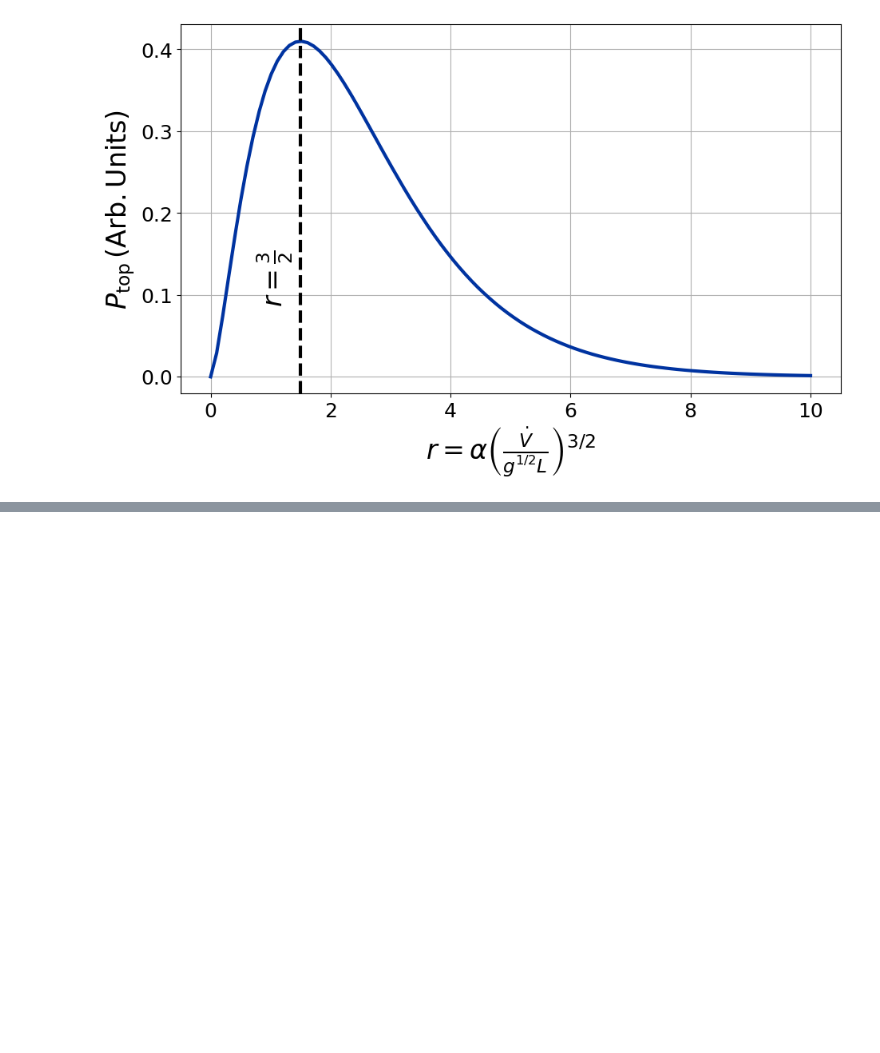
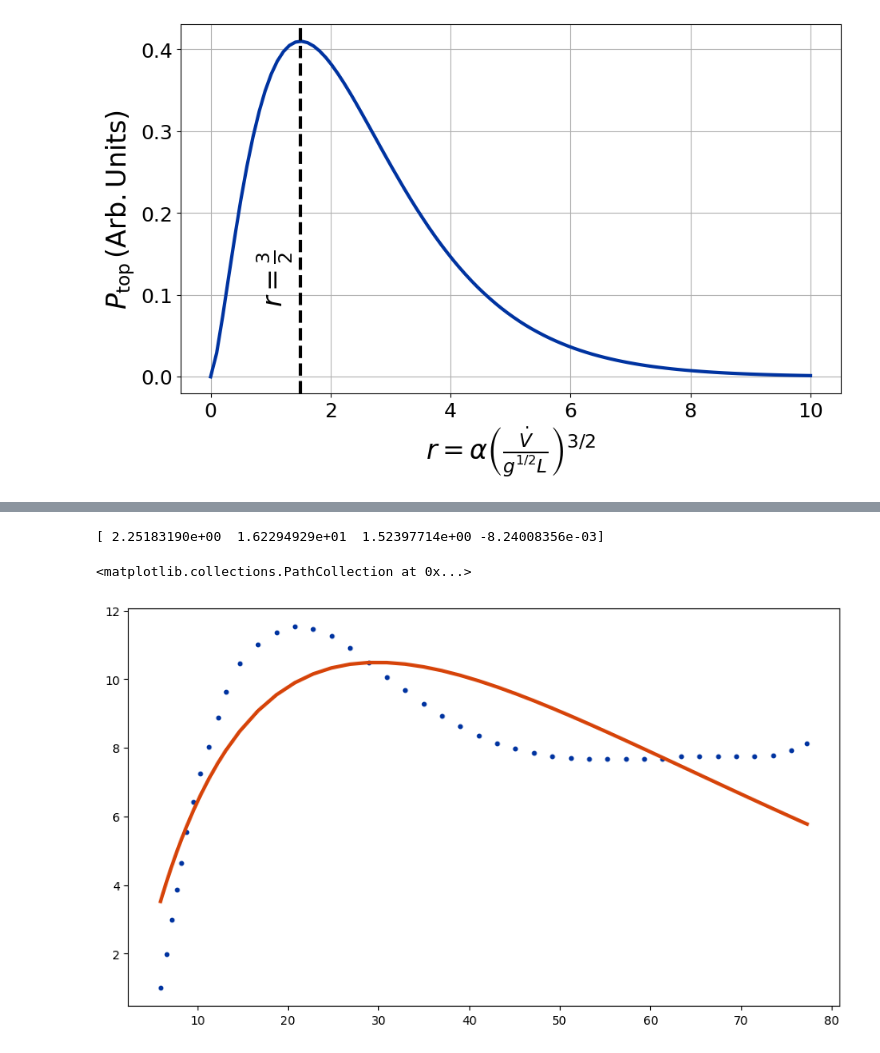
Before and after one commit to BoiseStatePlanetary/Acoustic-Energy-from-Whitewater, a Jupyter notebook: code/Acoustic Power Scaling.ipynb, the cells around one changed output, grey strips where cells are left out. Drawn from its saved outputs; the diff is of its cells as text; code cells hidden in the pictures; blank space fills up the shorter version.

```diff
--- a/code/Acoustic Power Scaling.ipynb
+++ b/code/Acoustic Power Scaling.ipynb
@@ -32,0 +57,23 @@ fig.savefig("../figures/P_top_scaling.jpg", bbox_inches="tight", dpi=300)
+# %%
+fig = plt.figure(figsize=(6*aspect_ratio, 6))
+ax = fig.add_subplot(111)
+
+# Fitting Anderson's data
+data_filename = "Anderson_figure_top_panel.csv"
+
+data = np.genfromtxt(data_filename, delimiter=',', names=True)
+data['acoustic_power'] /= np.min(data['acoustic_power'])
+
+popt, pcov = curve_fit(calc_P_acoustic, data['discharge_rate'], data['acoustic_power'],
+                       p0=[1., 5., 1., 1e-3])
+print(popt)
+
+unc = np.sqrt(np.diag(pcov))
+ax.plot(data['discharge_rate'], calc_P_acoustic(data['discharge_rate'], *popt), lw=3, color=BoiseState_orange)
+# ax.plot(data['discharge_rate'], calc_P_acoustic(data['discharge_rate'], 1e-3, 0.5, 1., 1e-3), lw=3, color=BoiseState_orange)
+
+ax.scatter(data['discharge_rate'], data['acoustic_power'], marker='o', color=BoiseState_blue, s=10)
+# %% [output]
+[ 2.25183190e+00  1.62294929e+01  1.52397714e+00 -8.24008356e-03]
+<matplotlib.collections.PathCollection at 0x...>
+[figure, added]
```
Also changed, not shown: parts of 4 cells of this notebook, 5 other files.
